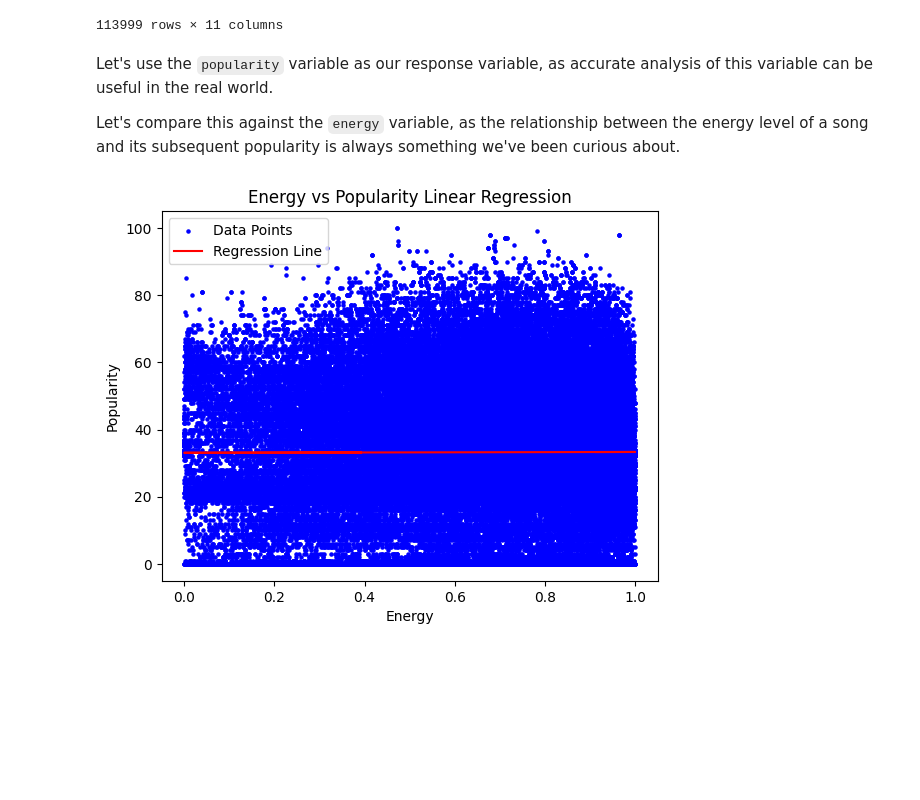
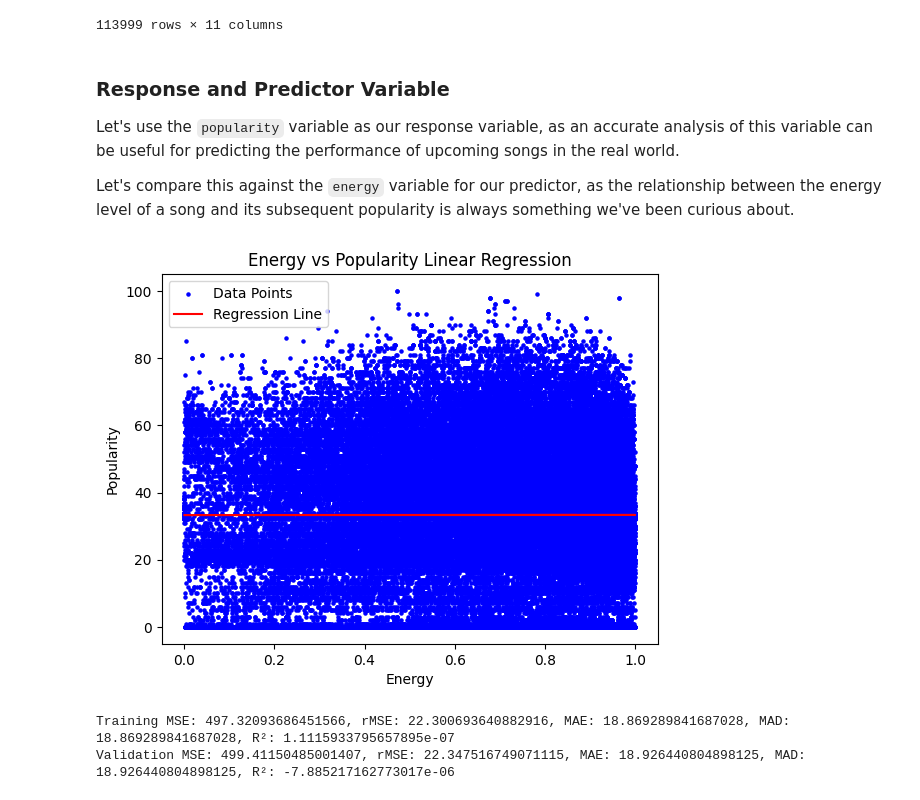
Before and after one commit to ketexon/csm148-spotiflies, a Jupyter notebook: week3_checkin.ipynb, the cells around one changed output. Saved outputs shown, nothing was run; the diff lists cells and outputs as text; code cells hidden in the pictures; blank space fills up the shorter version.

Commit message:
eval metrics

```diff
--- a/week3_checkin.ipynb
+++ b/week3_checkin.ipynb
@@ -49,6 +52,8 @@ numeric_spotify
 | 113998 | 22 | 241826 | 0.526 | 0.4870 | -10.204 | 0.0725 | 0.6810 | 0.000000 | ... |
 113999 rows × 11 columns
 # %% [markdown]
-Let's use the `popularity` variable as our response variable, as accurate analysis of this variable can be useful in the real world.
+### Response and Predictor Variable
 
-Let's compare this against the `energy` variable, as the relationship between the energy level of a song and its subsequent popularity is always something we've been curious about.
+Let's use the `popularity` variable as our response variable, as an accurate analysis of this variable can be useful for predicting the performance of upcoming songs in the real world.
+
+Let's compare this against the `energy` variable for our predictor, as the relationship between the energy level of a song and its subsequent popularity is always something we've been curious about.
@@ -55,18 +72,6 @@ Let's compare this against the `energy` variable, as the relationship between th
 # %%
 # Modeling regression of energy versus popularity
 # We are doing a linear and quadratic regression analysis.
-
-# Making scatterplots for each variable vs popularity
-# correlated_features = [
-#     ("energy", "popularity"),
-# ]
-# for (i, j) in correlated_features:
-#     plt.plot(np.unique(numeric_spotify[i]), np.poly1d(np.polyfit(numeric_spotify[i], numeric_spotify[j], 1))(np.unique(numeric_spotify[i])), color='red')
-#     plt.plot(np.unique(numeric_spotify[i]), np.poly1d(np.polyfit(numeric_spotify[i], numeric_spotify[j], 2))(np.unique(numeric_spotify[i])), color='orange')
-#     plt.scatter(numeric_spotify[i], numeric_spotify[j], s=5)
-#     plt.xlabel(i)
-#     plt.ylabel(j)
-#     plt.show()
 
 # Import necessary libraries
 import numpy as np
@@ -74,33 +79,68 @@ import matplotlib.pyplot as plt
 from sklearn.linear_model import LinearRegression
 from sklearn.model_selection import train_test_split
 
-spotify_train, spotify_test = train_test_split(spotify, test_size=.2)
+random_seed = 42
+
+# Splitting the data
+# First split: separate out 20% for the test set
+spotify_train_val, spotify_test = train_test_split(spotify, test_size=0.2, random_state=random_seed)
+
+# Second split: separate remaining 80% into 60% training and 20% validation
+spotify_train, spotify_val = train_test_split(spotify_train_val, test_size=0.25, random_state=random_seed)  # 0.25 * 0.8 = 0.2
 
 # Reshape the data to fit the model
 X = np.array(spotify_train['energy']).reshape(-1, 1)    # Independent variable: energy
 y = np.array(spotify_train['popularity'])               # Dependent variable: popularity
-
 
 # Initialize and fit the Linear Regression model
 linear_reg = LinearRegression()
 linear_reg.fit(X, y)
 
 # Predict values of y based on the model
 y_pred = linear_reg.predict(X)
 
 # Plotting the scatter plot of the original data
 plt.scatter(spotify_train['energy'], spotify_train['popularity'], color='blue', s=5, label="Data Points")
 
 # Plotting the regression line
 plt.plot(spotify_train['energy'], y_pred, color='red', label="Regression Line")
 
 # Adding labels and title
 plt.xlabel('Energy')
 plt.ylabel('Popularity')
 plt.title('Energy vs Popularity Linear Regression')
 plt.legend()
 
 # Show the plot
 plt.show()
 # %% [output]
-[figure, old version]
+[figure, new version]
+# %%
+from sklearn.metrics import mean_squared_error, mean_absolute_error, r2_score
+import numpy as np
+
+# Calculating Evaluation Metrics:
+X_val = np.array(spotify_val['energy']).reshape(-1, 1)
+y_val = np.array(spotify_val['popularity'])
+y_val_pred = linear_reg.predict(X_val) # Predict on validation set
+
+# Calculate metrics for the training set
+train_mse = mean_squared_error(y, y_pred) # Mean squared error
+train_rmse = np.sqrt(train_mse) # Root mean squared error
+train_mae = mean_absolute_error(y, y_pred) # Mean average error
+train_mad = np.mean(np.abs(y - y_pred))  # Mean absolute deviation
+train_r2 = r2_score(y, y_pred) # R^2 (coefficient of determination)
+
+# Calculate metrics for the validation set
+val_mse = mean_squared_error(y_val, y_val_pred)
+val_rmse = np.sqrt(val_mse)
+val_mae = mean_absolute_error(y_val, y_val_pred)
+val_mad = np.mean(np.abs(y_val - y_val_pred))
+val_r2 = r2_score(y_val, y_val_pred)
+
+# Print Results:
+print(f"Training MSE: {train_mse}, rMSE: {train_rmse}, MAE: {train_mae}, MAD: {train_mad}, R²: {train_r2}")
+print(f"Validation MSE: {val_mse}, rMSE: {val_rmse}, MAE: {val_mae}, MAD: {val_mad}, R²: {val_r2}")
+# %% [output]
+Training MSE: 497.32093686451566, rMSE: 22.300693640882916, MAE: 18.869289841687028, MAD: 18.869289841687028, R²: 1.1115933795657895e-07
+Validation MSE: 499.41150485001407, rMSE: 22.347516749071115, MAE: 18.926440804898125, MAD: 18.926440804898125, R²: -7.885217162773017e-06
```
Also changed, not shown: parts of 4 cells of this notebook.
